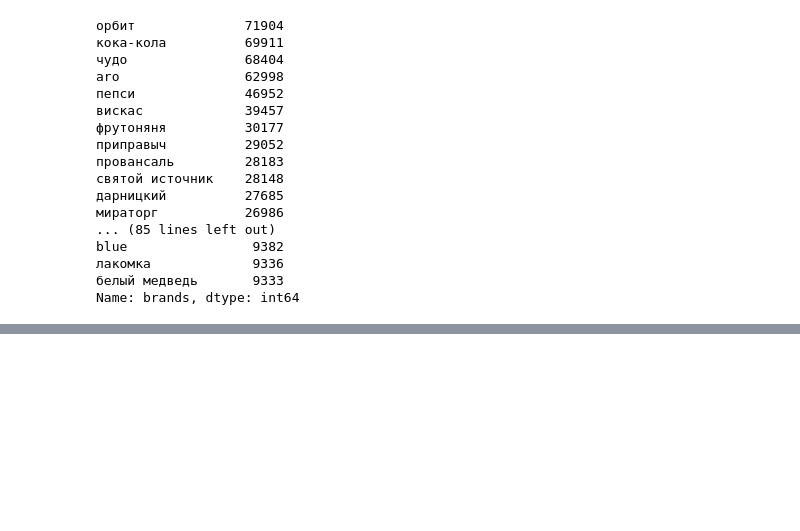
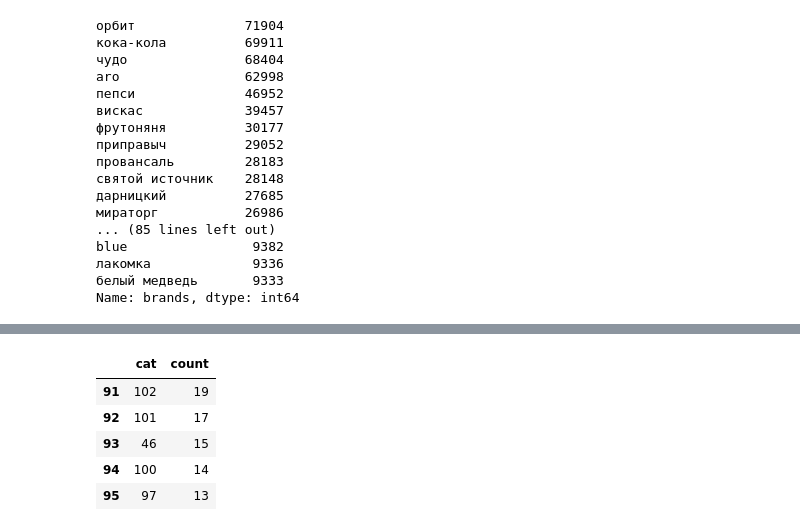
Before and after one commit to BeniaDev/DFCGoodsificationTask, a Jupyter notebook: src/notebooks/eda.ipynb, the cells around one changed output, grey strips where cells are left out. Saved outputs shown, nothing was run; the diff lists cells and outputs as text; code cells hidden in the pictures; blank space fills up the shorter version.

```diff
--- a/src/notebooks/eda.ipynb
+++ b/src/notebooks/eda.ipynb
@@ -458,0 +494,9 @@ df[~df['brands'].isnull()]
+# %%
+categories_count.iloc[-5:]
+# %% [output]
+|  | cat | count |
+| 91 | 102 | 19 |
+| 92 | 101 | 17 |
+| 93 | 46 | 15 |
+| 94 | 100 | 14 |
+| 95 | 97 | 13 |
```
Also changed, not shown: parts of 28 cells of this notebook.
